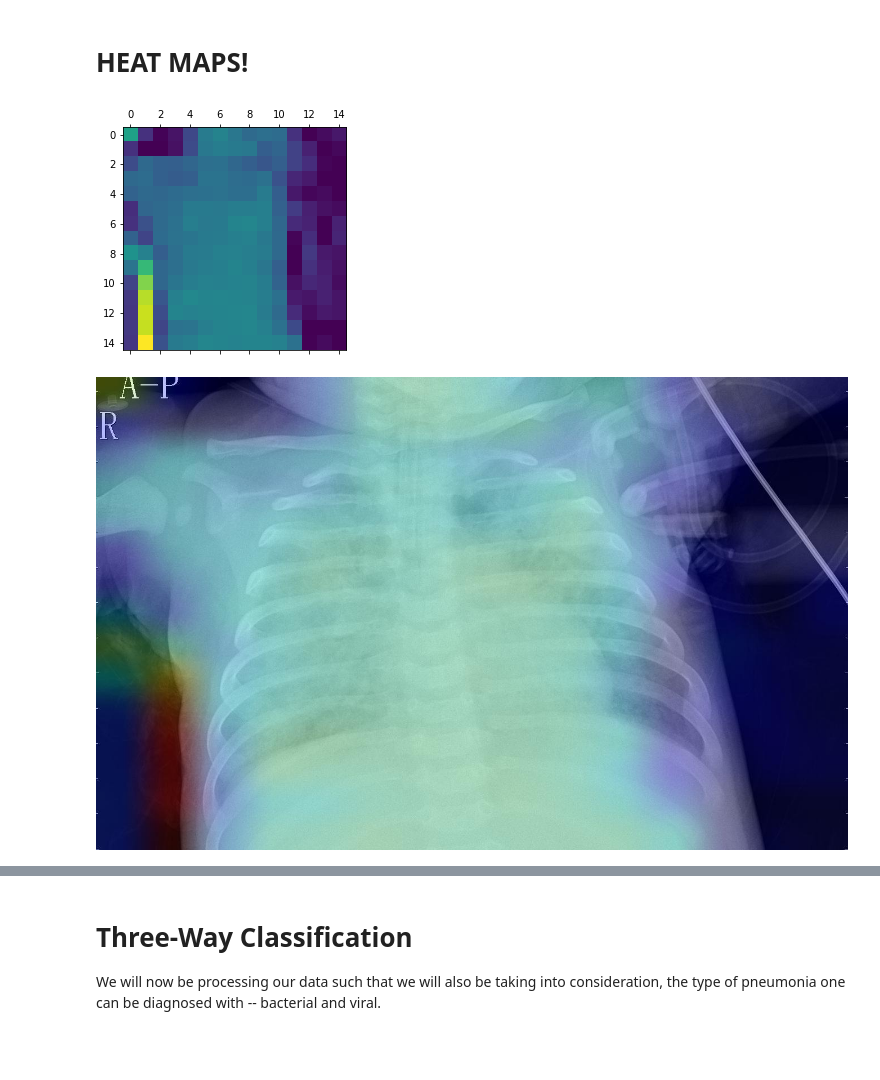
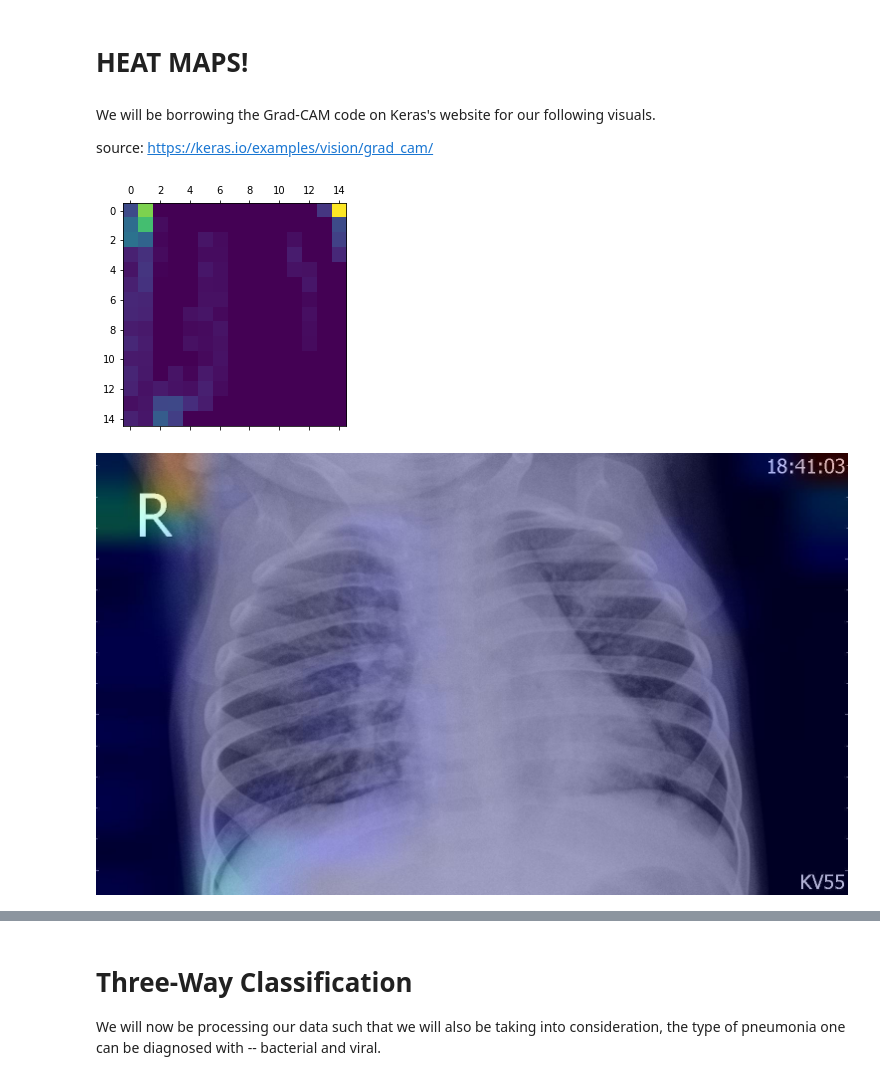
Before and after one commit to xkumachii/pneumonia, a Jupyter notebook: pneumonia_playaround_testing.ipynb, the cells around one changed output, grey strips where cells are left out. Drawn from its saved outputs; the diff is of its cells as text; code cells hidden in the pictures; blank space fills up the shorter version.

```diff
--- a/pneumonia_playaround_testing.ipynb
+++ b/pneumonia_playaround_testing.ipynb
@@ -432,10 +391,0 @@ history = model.fit(X_train, y_train, epochs=15, batch_size=32, validation_data=
-# %%
-model= tf.keras.applications.Xception(
-    include_top=True,
-    weights=None,
-    input_tensor=None,
-    input_shape=None,
-    pooling=max,
-    classes = 2,
-    classifier_activation="softmax",
-)
@@ -448,8 +392,3 @@ opt=tf.keras.optimizers.Adam(
-# %%
-model.compile(optimizer=opt,
-              loss='binary_crossentropy',
-              metrics=['accuracy'])
-history = model.fit(X_train, y_train, epochs=15, batch_size=32, validation_data=(X_test, y_test),class_weight=class_weight)
 # %%
 !pip install imblearn
 # %%
@@ -465,6 +404,10 @@ from collections import Counter
 print(Counter(y_train_S))
 # %% [markdown]
 # HEAT MAPS!
+# %% [markdown]
+We will be borrowing the Grad-CAM code on Keras's website for our following visuals.
+
+source: https://keras.io/examples/vision/grad_cam/
 # %%
 def get_img_array(img_path, size):
     img = load_img(img_path, target_size=size)
@@ -506,38 +449,31 @@ def make_gradcam_heatmap(
     heatmap = np.maximum(heatmap, 0) / np.max(heatmap)
     return heatmap
 
-def superimposition(img_path, heatmap):
-  # We load the original image
+def superimposition(img_path, heatmap, save_img_as):
   img = image.load_img(img_path)
   img = image.img_to_array(img)
 
-  # We rescale heatmap to a range 0-255
   heatmap = np.uint8(255 * heatmap)
 
-  # We use jet colormap to colorize heatmap
   jet = cm.get_cmap("jet")
 
-  # We use RGB values of the colormap
   jet_colors = jet(np.arange(256))[:, :3]
   jet_heatmap = jet_colors[heatmap]
 
-  # We create an image with RGB colorized heatmap
   jet_heatmap = image.array_to_img(jet_heatmap)
   jet_heatmap = jet_heatmap.resize((img.shape[1], img.shape[0]))
   jet_heatmap = image.img_to_array(jet_heatmap)
 
-  # Superimpose the heatmap on original image
   superimposed_img = jet_heatmap * 0.4 + img
   superimposed_img = image.array_to_img(superimposed_img)
 
-  # Save the superimposed image
-  save_path = "elephant_cam.jpg"
+  save_path = save_img_as
   superimposed_img.save(save_path)
 
   # Display Grad CAM
   display(Image(save_path))
 # %%
-img_path = "/content/files/chest_xray/train/PNEUMONIA/person1945_bacteria_4872.jpeg"
+img_path = "/content/files/chest_xray/test/PNEUMONIA/person1671_virus_2887.jpeg"
 
 img_array = get_img_array(img_path, size=(150,150))
 
@@ -554,8 +490,8 @@ heatmap = make_gradcam_heatmap(
 plt.matshow(heatmap)
 plt.show()
 # %% [output]
-[figure, old version]
+[figure, new version]
 # %%
-superimposition("/content/files/chest_xray/train/PNEUMONIA/person1945_bacteria_4872.jpeg", heatmap)
+superimposition("/content/files/chest_xray/test/PNEUMONIA/person1671_virus_2887.jpeg", heatmap, "binary_pneumonia_case.jpeg")
 # %% [output]
-[figure, old version]
+[figure, new version]
```
Also changed, not shown: parts of 71 cells of this notebook.
